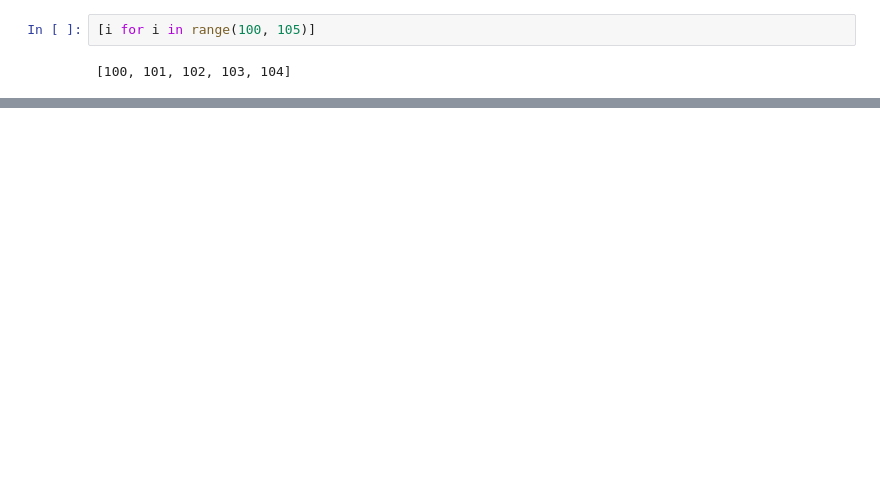
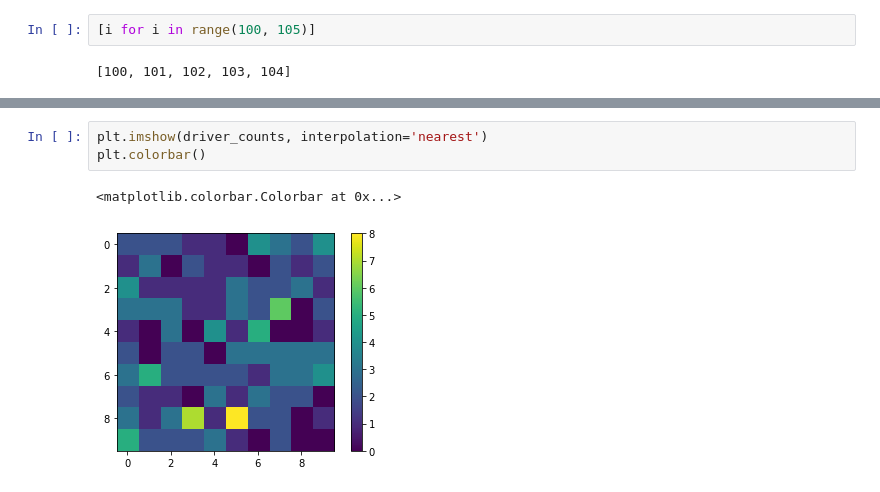
Before and after one commit to StevenSLXie/Taxi_passenger_matching_platform, a Jupyter notebook: cab_passenger_searching_system.ipynb, the cells around one changed output, grey strips where cells are left out. Drawn from its saved outputs; the diff is of its cells as text; blank space fills up the shorter version.

```diff
--- a/cab_passenger_searching_system.ipynb
+++ b/cab_passenger_searching_system.ipynb
@@ -171,0 +219,6 @@ plt.colorbar()
+# %%
+plt.imshow(driver_counts, interpolation='nearest')
+plt.colorbar()
+# %% [output]
+<matplotlib.colorbar.Colorbar at 0x...>
+[figure, added]
```
Also changed, not shown: parts of 11 cells of this notebook.
